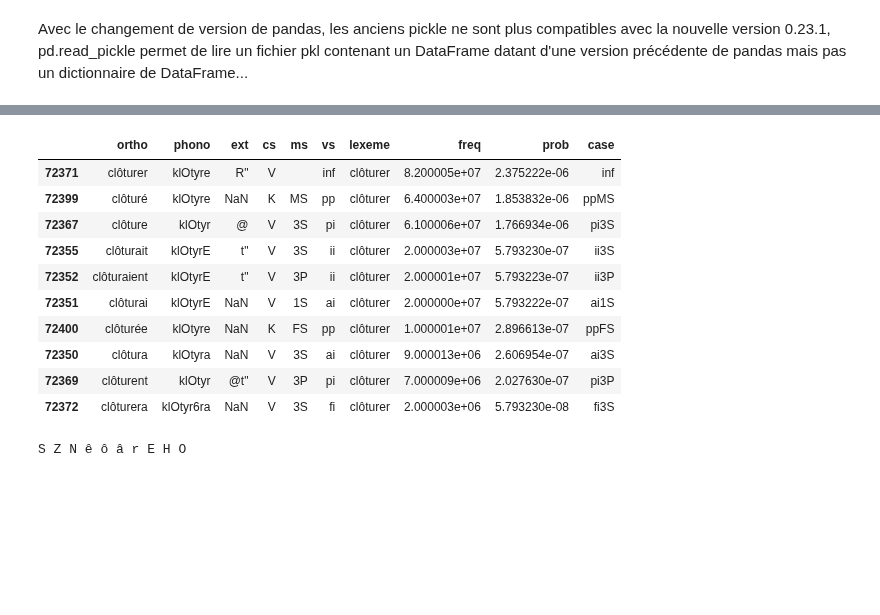
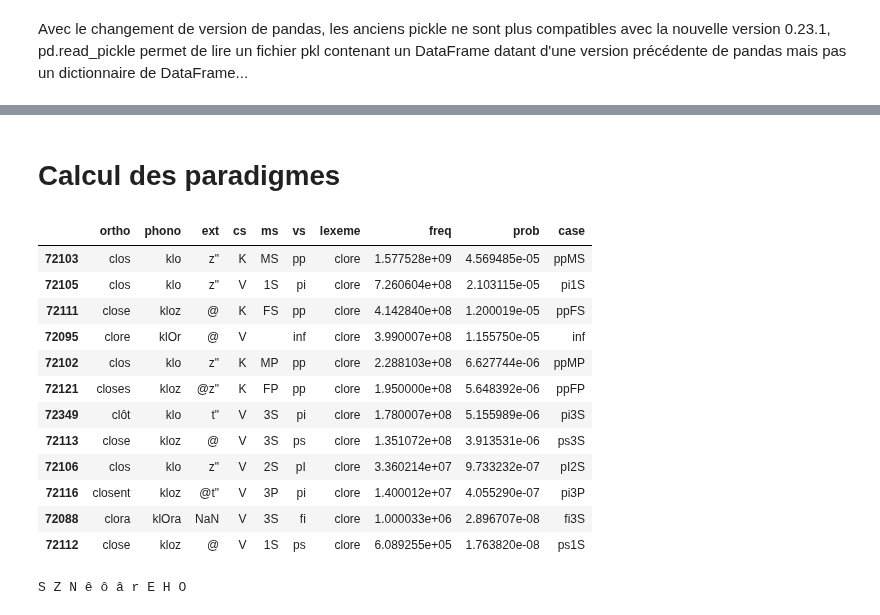
Before and after one commit to gboye/SWIM, a Jupyter notebook: SampleManagement/Lexique3-Defectivite-Frequence.ipynb, the cells around one changed output, grey strips where cells are left out. Cells and saved outputs as stored; diff of their text form; code cells hidden in the pictures; blank space fills up the shorter version.

```diff
--- a/SampleManagement/Lexique3-Defectivite-Frequence.ipynb
+++ b/SampleManagement/Lexique3-Defectivite-Frequence.ipynb
@@ -50,17 +198,21 @@ paradigmes=verbesLex3.pivot_table(values='phono', index=['lexeme'], columns=['ca
+# %% [markdown]
+# Calcul des paradigmes
 # %%
-verbesLex3[verbesLex3["lexeme"]==u"clôturer"].sort_values("freq",ascending=False)
+verbesLex3[verbesLex3["lexeme"]==u"clore"].sort_values("freq",ascending=False)
 # %% [output]
 |  | ortho | phono | ext | cs | ms | vs | lexeme | freq | prob | case |
-| 72371 | clôturer | klOtyre | R" | V |  | inf | clôturer | 8.200005e+07 | 2.375222e-06 | inf |
-| 72399 | clôturé | klOtyre | NaN | K | MS | pp | clôturer | 6.400003e+07 | 1.853832e-06 | ppMS |
-| 72367 | clôture | klOtyr | @ | V | 3S | pi | clôturer | 6.100006e+07 | 1.766934e-06 | pi3S |
-| 72355 | clôturait | klOtyrE | t" | V | 3S | ii | clôturer | 2.000003e+07 | 5.793230e-07 | ii3S |
-| 72352 | clôturaient | klOtyrE | t" | V | 3P | ii | clôturer | 2.000001e+07 | 5.793223e-07 | ii3P |
-| 72351 | clôturai | klOtyrE | NaN | V | 1S | ai | clôturer | 2.000000e+07 | 5.793222e-07 | ai1S |
-| 72400 | clôturée | klOtyre | NaN | K | FS | pp | clôturer | 1.000001e+07 | 2.896613e-07 | ppFS |
-| 72350 | clôtura | klOtyra | NaN | V | 3S | ai | clôturer | 9.000013e+06 | 2.606954e-07 | ai3S |
-| 72369 | clôturent | klOtyr | @t" | V | 3P | pi | clôturer | 7.000009e+06 | 2.027630e-07 | pi3P |
-| 72372 | clôturera | klOtyr6ra | NaN | V | 3S | fi | clôturer | 2.000003e+06 | 5.793230e-08 | fi3S |
+| 72103 | clos | klo | z" | K | MS | pp | clore | 1.577528e+09 | 4.569485e-05 | ppMS |
+| 72105 | clos | klo | z" | V | 1S | pi | clore | 7.260604e+08 | 2.103115e-05 | pi1S |
+| 72111 | close | kloz | @ | K | FS | pp | clore | 4.142840e+08 | 1.200019e-05 | ppFS |
+| 72095 | clore | klOr | @ | V |  | inf | clore | 3.990007e+08 | 1.155750e-05 | inf |
+| 72102 | clos | klo | z" | K | MP | pp | clore | 2.288103e+08 | 6.627744e-06 | ppMP |
+| 72121 | closes | kloz | @z" | K | FP | pp | clore | 1.950000e+08 | 5.648392e-06 | ppFP |
+| 72349 | clôt | klo | t" | V | 3S | pi | clore | 1.780007e+08 | 5.155989e-06 | pi3S |
+| 72113 | close | kloz | @ | V | 3S | ps | clore | 1.351072e+08 | 3.913531e-06 | ps3S |
+| 72106 | clos | klo | z" | V | 2S | pI | clore | 3.360214e+07 | 9.733232e-07 | pI2S |
+| 72116 | closent | kloz | @t" | V | 3P | pi | clore | 1.400012e+07 | 4.055290e-07 | pi3P |
+| 72088 | clora | klOra | NaN | V | 3S | fi | clore | 1.000033e+06 | 2.896707e-08 | fi3S |
+| 72112 | close | kloz | @ | V | 1S | ps | clore | 6.089255e+05 | 1.763820e-08 | ps1S |
 # %%
 ipaIn = listerUnicode(u"SZNêôârEHO")
 ipaOut= [u"ʃ",u"ʒ",u"ŋ",u"ɛ̃",u"ɔ̃",u"ɑ̃",u"ʁ",u"ɛ",u"ɥ",u"ɔ"]
```
Also changed, not shown: parts of 19 cells of this notebook, 6 other files.
